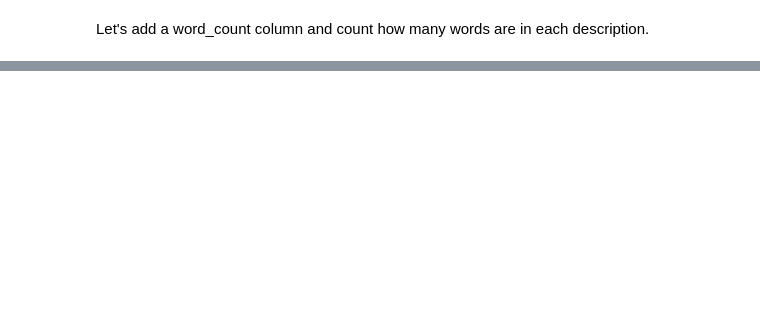
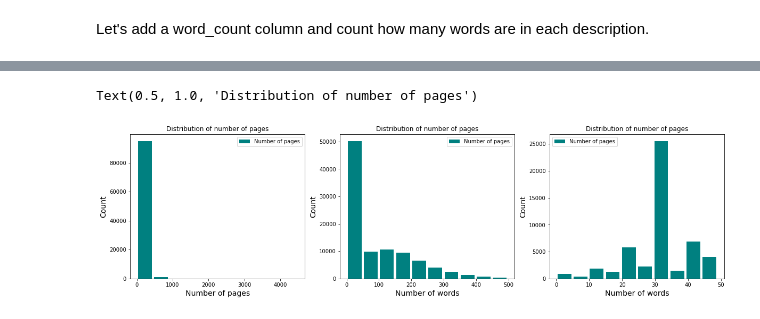
Before and after one commit to somayehY/Somayeh_Youssefi, a Jupyter notebook: Book Recomendation System/BookRecomSys_DataWrangling.ipynb, the cells around one changed output, grey strips where cells are left out. Cells and saved outputs as stored; diff of their text form; code cells hidden in the pictures; blank space fills up the shorter version.

```diff
--- a/Book Recomendation System/BookRecomSys_DataWrangling.ipynb
+++ b/Book Recomendation System/BookRecomSys_DataWrangling.ipynb
@@ -659,0 +552,22 @@ Books.loc[108550,:].T
+# %%
+fig, (ax0, ax1, ax2) = plt.subplots(nrows=1, ncols=3, figsize=(20,5))
+
+books["num_pages"].plot.hist(bins=10, rwidth=0.85, color="teal", ax=ax0)
+books[books["num_pages"]<500]['num_pages'].plot.hist(bins=10, rwidth=0.85, color="teal", ax=ax1)
+books[books["num_pages"]<50]['num_pages'].plot.hist(bins=10, rwidth=0.85, color="teal", ax=ax2)
+
+ax0.legend(['Number of pages'])
+ax0.set_xlabel('Number of pages', fontsize=14)
+ax0.set_ylabel('Count', fontsize=14)
+ax0.set_title('Distribution of number of pages')
+ax1.legend(['Number of pages'])
+ax1.set_xlabel('Number of words', fontsize=14)
+ax1.set_ylabel('Count', fontsize=14)
+ax1.set_title('Distribution of number of pages')
+ax2.legend(['Number of pages'])
+ax2.set_xlabel('Number of words', fontsize=14)
+ax2.set_ylabel('Count', fontsize=14)
+ax2.set_title('Distribution of number of pages')
+# %% [output]
+Text(0.5, 1.0, 'Distribution of number of pages')
+[figure, added]
```
Also changed, not shown: parts of 104 cells of this notebook.
